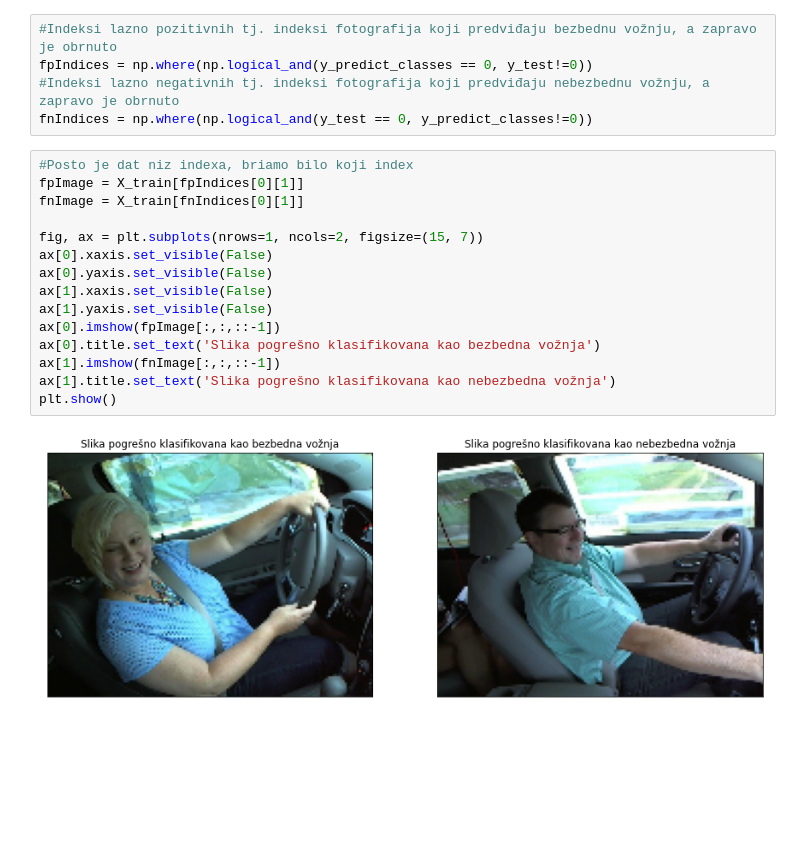
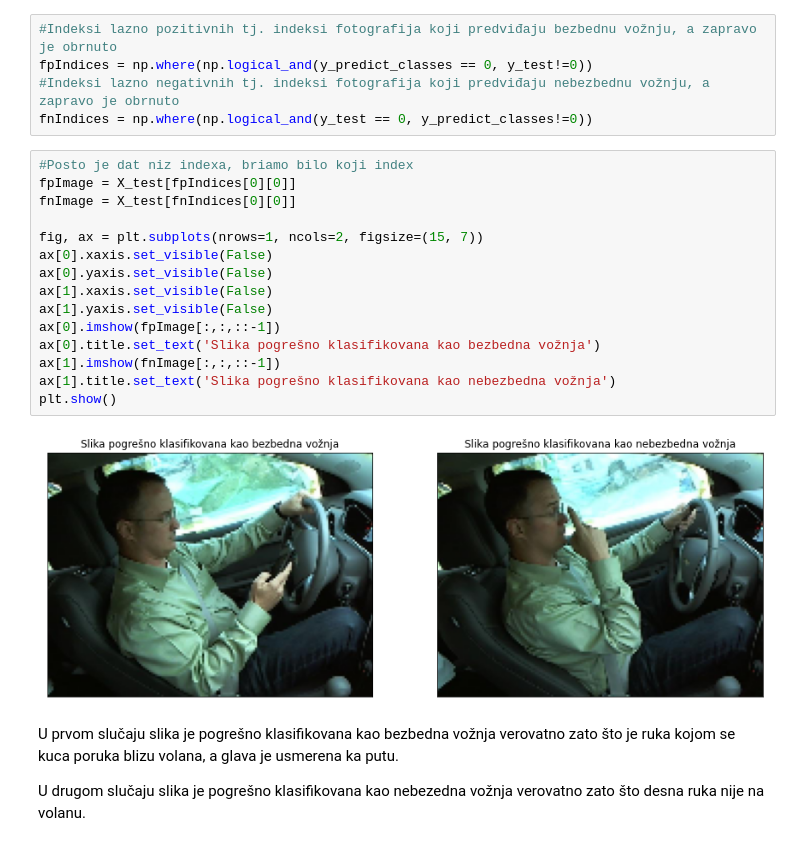
Before and after one commit to AlexandraDotlic/ML-DistractedDriverDetection, a Jupyter notebook: Distracted driver detection.ipynb, the cells around one changed output. Saved outputs shown, nothing was run; the diff lists cells and outputs as text; blank space fills up the shorter version.

```diff
--- a/Distracted driver detection.ipynb
+++ b/Distracted driver detection.ipynb
@@ -603,18 +603,22 @@ fpIndices = np.where(np.logical_and(y_predict_classes == 0, y_test!=0))
 fnIndices = np.where(np.logical_and(y_test == 0, y_predict_classes!=0))
 # %%
 #Posto je dat niz indexa, briamo bilo koji index
-fpImage = X_train[fpIndices[0][1]]
-fnImage = X_train[fnIndices[0][1]]
+fpImage = X_test[fpIndices[0][0]]
+fnImage = X_test[fnIndices[0][0]]
 
 fig, ax = plt.subplots(nrows=1, ncols=2, figsize=(15, 7))
 ax[0].xaxis.set_visible(False)
 ax[0].yaxis.set_visible(False)
 ax[1].xaxis.set_visible(False)
 ax[1].yaxis.set_visible(False)
 ax[0].imshow(fpImage[:,:,::-1])
 ax[0].title.set_text('Slika pogrešno klasifikovana kao bezbedna vožnja')
 ax[1].imshow(fnImage[:,:,::-1])
 ax[1].title.set_text('Slika pogrešno klasifikovana kao nebezbedna vožnja')
 plt.show()
 # %% [output]
-[figure, old version]
+[figure, new version]
+# %% [markdown]
+U prvom slučaju slika je pogrešno klasifikovana kao bezbedna vožnja verovatno zato što je ruka kojom se kuca poruka blizu volana, a glava je usmerena ka putu.
+
+U drugom slučaju slika je pogrešno klasifikovana kao nebezedna vožnja verovatno zato što desna ruka nije na volanu.
```
Also changed, not shown: parts of 1 cell of this notebook.
